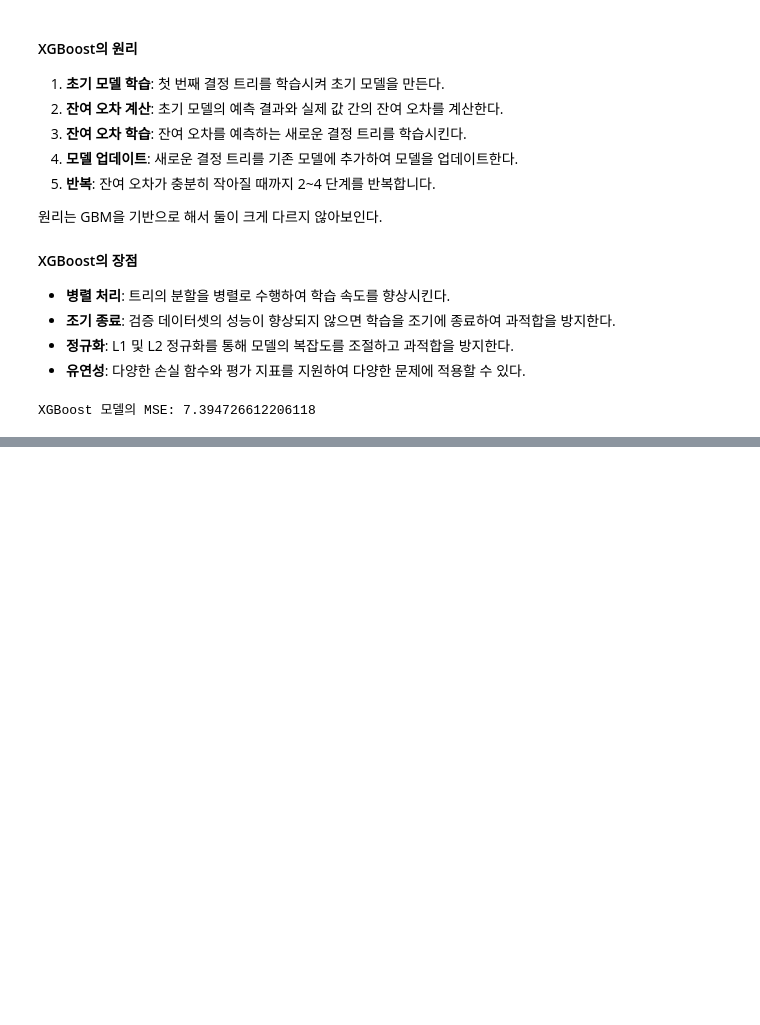
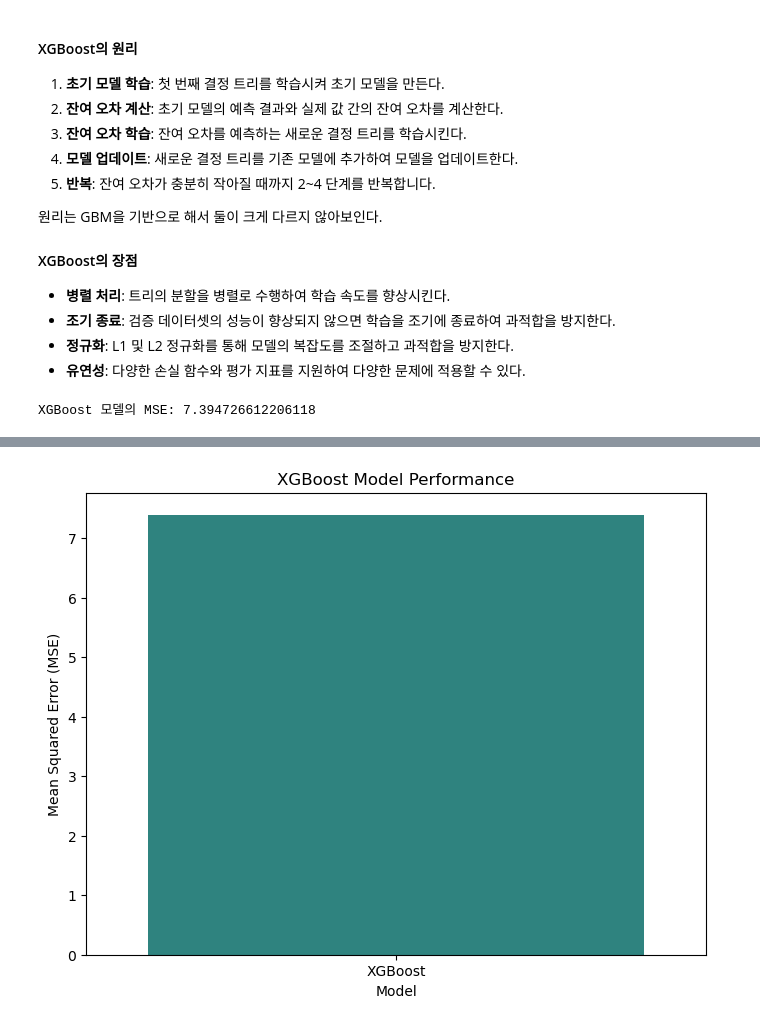
Before and after one commit to ohsen12/Assignment, a Jupyter notebook: Sparta_Assignment/CH2-1_Assignment/1. Supervised Learning /supervised_learning.ipynb, the cells around one changed output, grey strips where cells are left out. Saved outputs shown, nothing was run; the diff lists cells and outputs as text; code cells hidden in the pictures; blank space fills up the shorter version.

Commit message:
XGBoost 모델 시각화까지 완료

```diff
--- a/Sparta_Assignment/CH2-1_Assignment/1. Supervised Learning /supervised_learning.ipynb
+++ b/Sparta_Assignment/CH2-1_Assignment/1. Supervised Learning /supervised_learning.ipynb
@@ -661,0 +678,22 @@ XGBoost 모델의 MSE: 7.394726612206118
+# %%
+# XGBoost 모델의 MSE 값을 막대 그래프로 시각화하는 예시
+
+import seaborn as sns
+import matplotlib.pyplot as plt
+
+# 데이터프레임 생성
+import pandas as pd
+df = pd.DataFrame({
+    'Model': ['XGBoost'],
+    'MSE': [mse_xgb]
+})
+
+# 막대 그래프 생성
+plt.figure(figsize=(8, 6))
+sns.barplot(x='Model', y='MSE', data=df, hue='Model', palette='viridis', dodge=False, legend=False)
+plt.xlabel('Model')
+plt.ylabel('Mean Squared Error (MSE)')
+plt.title('XGBoost Model Performance')
+plt.show()
+# %% [output]
+[figure, added]
```
Also changed, not shown: parts of 8 cells of this notebook.
